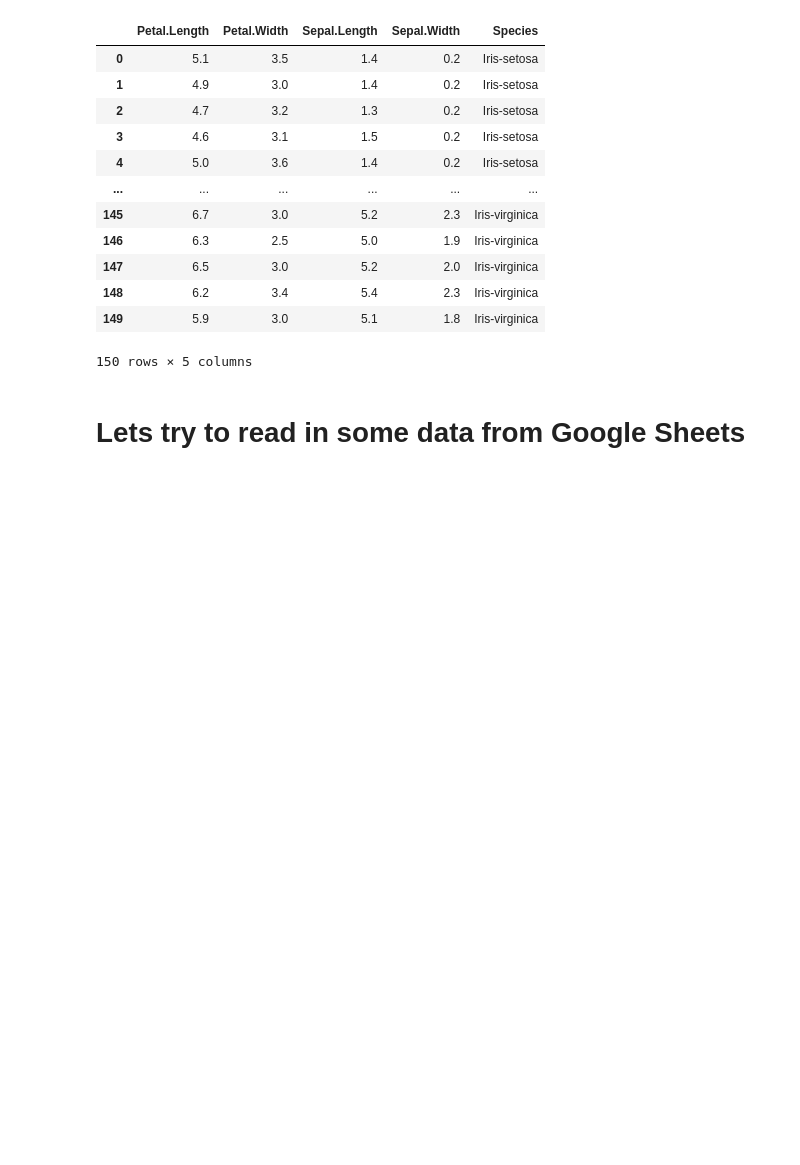
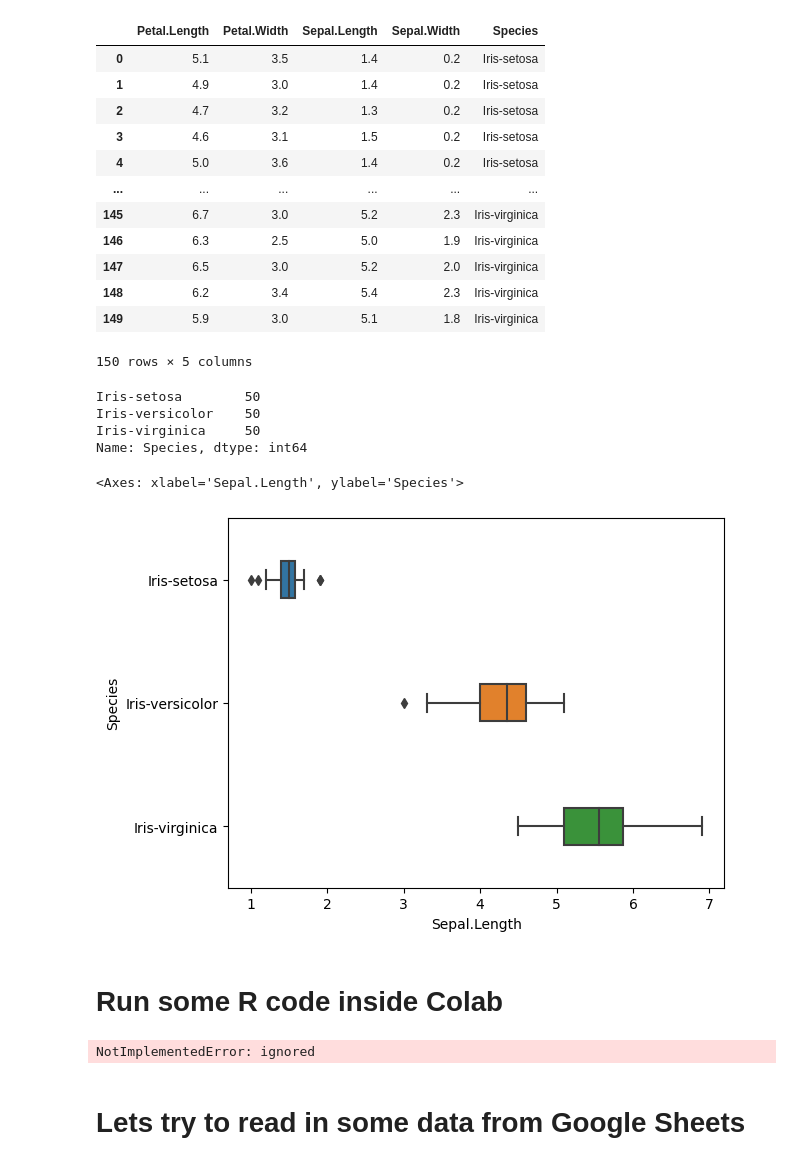
Before and after one commit to piginpink/CMU_PGSS2023_CSLab, a Jupyter notebook: Week01/MyFirstColabNotebook01.ipynb, the cells around one changed output. Drawn from its saved outputs; the diff is of its cells as text; code cells hidden in the pictures; blank space fills up the shorter version.

```diff
--- a/Week01/MyFirstColabNotebook01.ipynb
+++ b/Week01/MyFirstColabNotebook01.ipynb
@@ -28,3 +28,22 @@ df
 | 148 | 6.2 | 3.4 | 5.4 | 2.3 | Iris-virginica |
 | 149 | 5.9 | 3.0 | 5.1 | 1.8 | Iris-virginica |
 150 rows × 5 columns
+# %%
+df['Species'].value_counts()
+# %% [output]
+Iris-setosa        50
+Iris-versicolor    50
+Iris-virginica     50
+Name: Species, dtype: int64
+# %%
+# Create a boxplot to describe the average sepal length of each species of iris
+from matplotlib import pyplot as plt
+import seaborn as sns
+# sns.barplot(x="Species", y="Sepal.Length", data=iris_df)
+
+sns.boxplot(y="Species", x="Sepal.Length", data=df, width=0.3)
+# %% [output]
+<Axes: xlabel='Sepal.Length', ylabel='Species'>
+[figure, added]
+# %% [markdown]
+# Run some R code inside Colab
@@ -31,3 +52,17 @@ df
+# %%
+%%R
+library(readr)
+iris <- read_csv("/content/gdrive/MyDrive/PGSS2022/PGSS2023/Week01/iris.csv") #,
+                 #col_names = FALSE, col_types = cols(X1 = col_double()))
+# colnames(iris) <- c("Petal.Length", "Petal.Width", "Sepal.Length", "Sepal.Width", "Species")
+# View(iris)
+
+# iris$Species <- as.factor(iris$Species)
+# sapply(iris, class)
+
+# table(iris$Species)
+# %% [output]
+NotImplementedError: ignored
 # %% [markdown]
 # Lets try to read in some data from Google Sheets
 # %%
```
Also changed, not shown: parts of 1 cell of this notebook, 3 other files.
